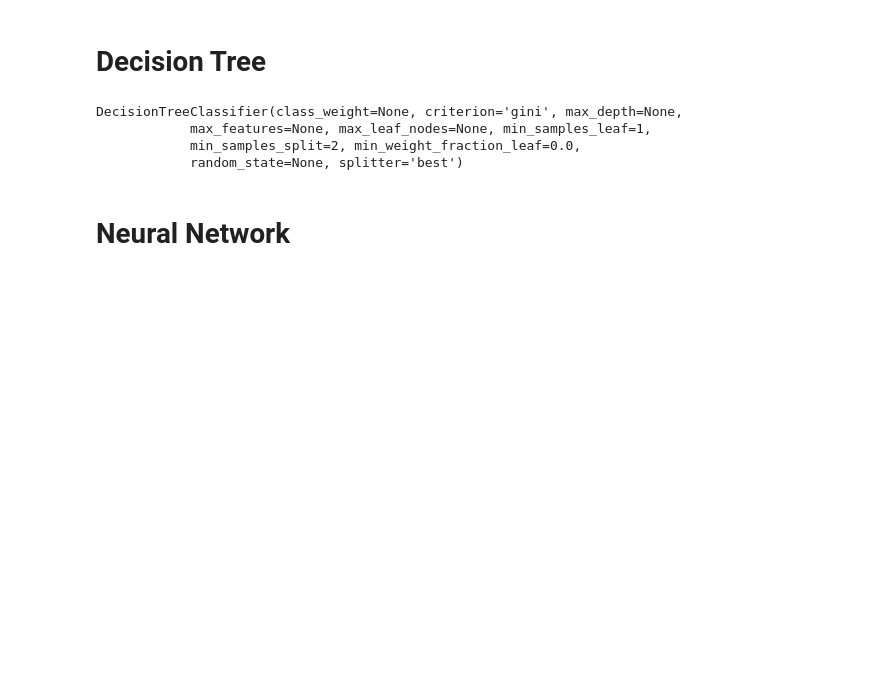
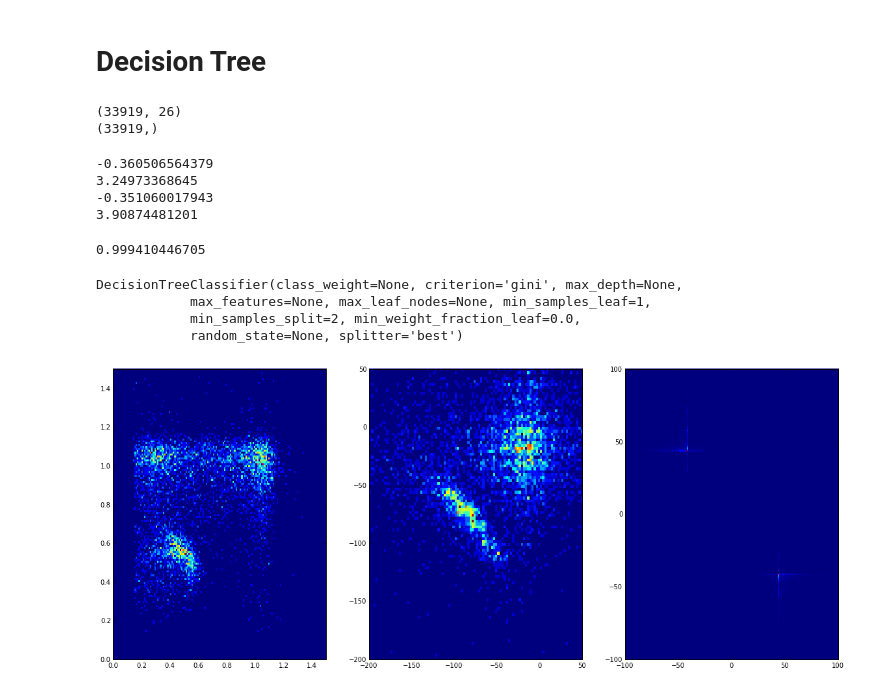
Before and after one commit to omar-moreno/hps-analysis, a Jupyter notebook: python/notebooks/moller_classification.ipynb, the cells around one changed output. Drawn from its saved outputs; the diff is of its cells as text; code cells hidden in the pictures; blank space fills up the shorter version.

```diff
--- a/python/notebooks/moller_classification.ipynb
+++ b/python/notebooks/moller_classification.ipynb
@@ -238,3 +131,31 @@ y = np.concatenate((y, y_bkg), axis=0)
+# %%
+X_sig_zip = zip(X_sig, y_sig)
+X_bkg_zip = zip(X_bkg, y_bkg)
+
+X_merge = np.concatenate((X_sig_zip, X_bkg_zip))
+
+np.random.shuffle(X_merge)
+
+X_list, y_list = map(list, zip(*X_merge))
+X = np.array(X_list)
+print X.shape
+y = np.array(y_list)
+print y.shape
+# %% [output]
+(33919, 26)
+(33919,)
+# %%
+x_min, x_max = X[:, 0].min() - .5, X[:, 0].max() + .5
+y_min, y_max = X[:, 1].min() - .5, X[:, 1].max() + .5
+print x_min
+print x_max
+print y_min
+print y_max
+# %% [output]
+-0.360506564379
+3.24973368645
+-0.351060017943
+3.90874481201
 # %%
 from sklearn import tree
 # %%
@@ -242 +167,5 @@ tree_clf = tree.DecisionTreeClassifier()
+# %%
+print score.mean()
+# %% [output]
+0.999410446705
 # %%
@@ -246,5 +175,26 @@ DecisionTreeClassifier(class_weight=None, criterion='gini', max_depth=None,
             max_features=None, max_leaf_nodes=None, min_samples_leaf=1,
             min_samples_split=2, min_weight_fraction_leaf=0.0,
             random_state=None, splitter='best')
-# %% [markdown]
-# Neural Network
+# %%
+import ROOT as r
+
+# Open a ROOT file and create a record array out of the ROOT tree
+X_5772_rec = rnp.root2array("5772_preprocessed_signal.root")
+
+# Convert the data into an array so it can be used by scikit-learn
+X_5772 = rnp.rec2array(X_5772_rec)
+# %%
+# Plot the energy of the highest energy cluster in the event
+cluster_0_energy = X_5772_rec['cluster_0_energy']
+cluster_1_energy = X_5772_rec['cluster_1_energy']
+cluster_0_x = X_5772_rec['cluster_0_x']
+cluster_1_x = X_5772_rec['cluster_1_x']
+cluster_0_y = X_5772_rec['cluster_0_y']
+cluster_1_y = X_5772_rec['cluster_1_y']
+
+fig, (ax0, ax1, ax2) = plt.subplots(ncols=3, figsize=(20,8))
+ax0.hist2d(cluster_0_energy, cluster_1_energy, bins=150, range=[[0, 1.5], [0, 1.5]])
+ax1.hist2d(cluster_0_x, cluster_1_x, bins=100, range=[[-200, 50], [-200, 50]]);
+ax2.hist2d(cluster_0_y, cluster_1_y, bins=200, range=[[-100, 100], [-100, 100]]);
+# %% [output]
+[figure, added]
```
Also changed, not shown: parts of 43 cells of this notebook.
